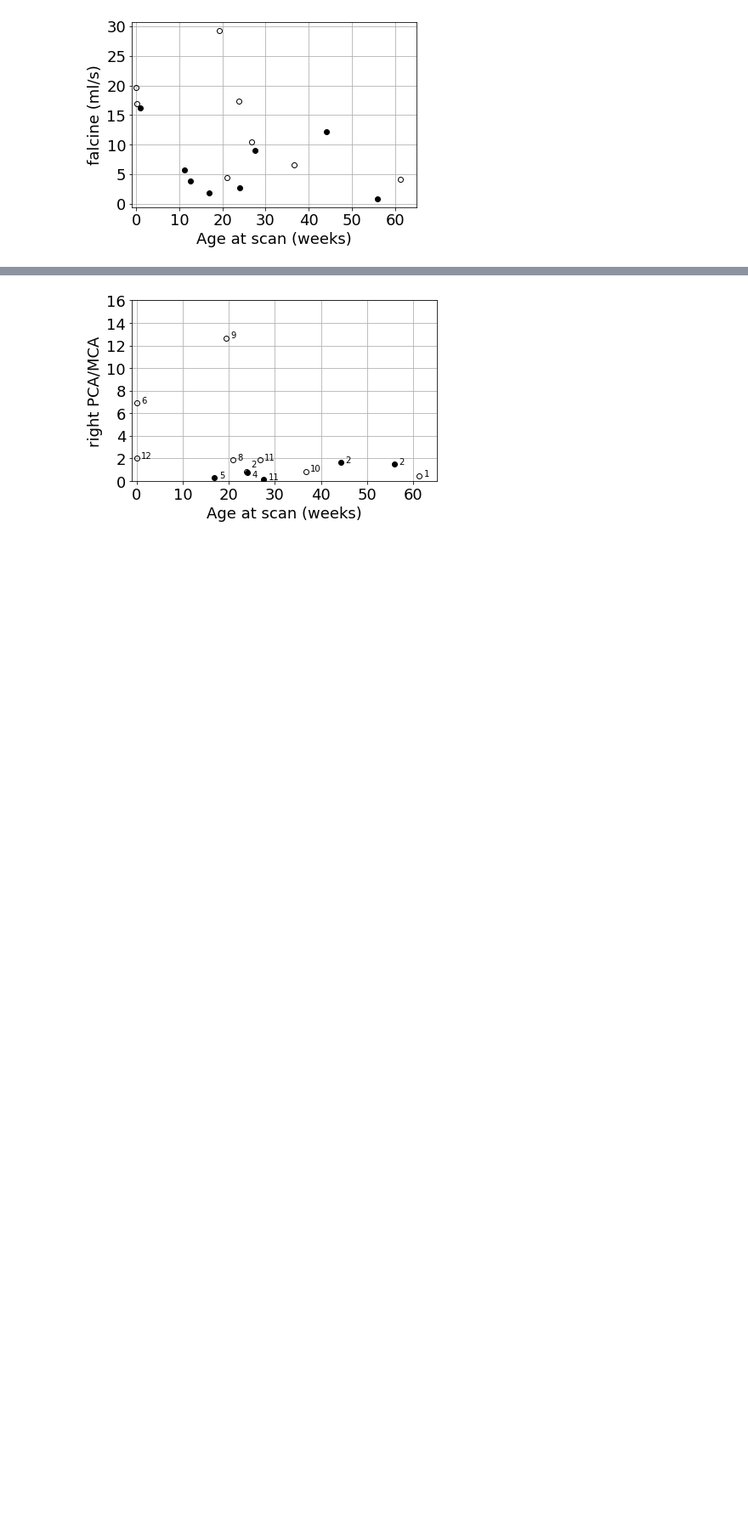
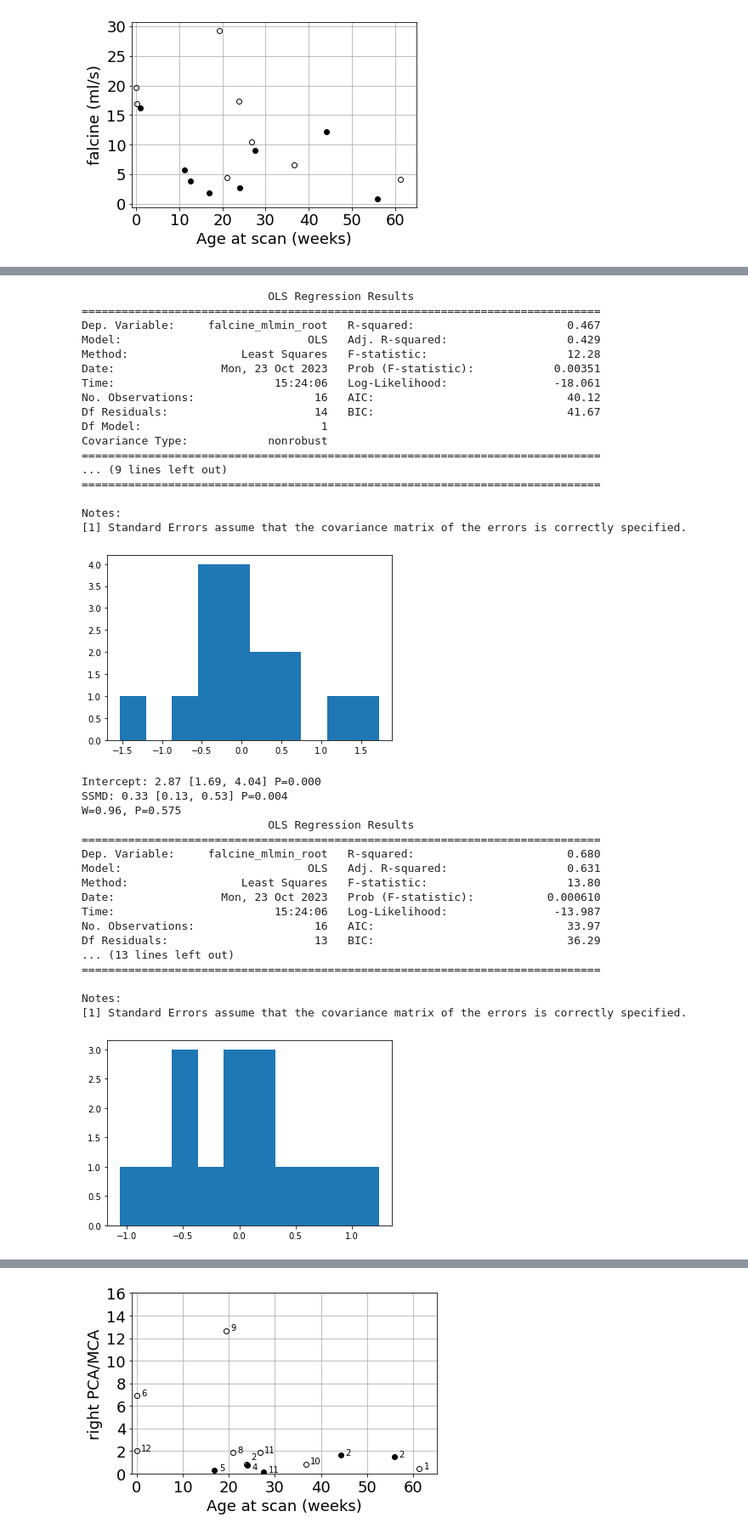
Before and after one commit to dittothat/vogm_4dflow, a Jupyter notebook: VOGM_manuscript_analysis.ipynb, the cells around one changed output, grey strips where cells are left out. Shown: that part at 85% size. Saved outputs shown, nothing was run; the diff lists cells and outputs as text; code cells hidden in the pictures; blank space fills up the shorter version.

```diff
--- a/VOGM_manuscript_analysis.ipynb
+++ b/VOGM_manuscript_analysis.ipynb
@@ -257,0 +469,78 @@ Notes:
+# %%
+# Falcine models
+# fourth root
+
+# Helper function to format the statmodels output for direct copy into the results table
+def format_result(result):
+    output = ""
+    for name in result.model.exog_names:
+        coef = result.params.loc[name] # Get the coefficient estimate
+        lower = result.conf_int().loc[name, 0] # Get the lower limit of the confidence interval
+        upper = result.conf_int().loc[name, 1] # Get the upper limit of the confidence interval
+        pvalue = result.pvalues.loc[name] # Get the p-value
+        # Format the output as "name: coef [lower, upper] pvalue ="
+        output += f"{name}: {coef:.2f} [{lower:.2f}, {upper:.2f}] P={pvalue:.3f}\n"
+    SW = scipy.stats.shapiro(result.resid)
+    output += f"W={SW.statistic:.2f}, P={SW.pvalue:.3f}"
+    return output
+
+
+T['falcine_mlmin_root'] = (T['falcine'] * 60) ** (1/4)
+
+mod = smf.ols(formula="falcine_mlmin_root ~ SSMD", data=T) # And embo is not significant (Does that make sense?)
+res = mod.fit()
+print(res.summary())
+plt.hist(res.resid)
+plt.show()
+print(format_result(res))
+
+mod = smf.ols(formula="falcine_mlmin_root ~ SSMD + embo", data=T) # And embo is not significant (Does that make sense?)
+res = mod.fit()
+print(res.summary())
+plt.hist(res.resid)
+plt.show()
+print(format_result(res))
+
+mod = smf.ols(formula="falcine_mlmin_root ~ SSMD + embo + NAR", data=T) # And embo is not significant (Does that make sense?)
+res = mod.fit()
+print(res.summary())
+plt.hist(res.resid)
+plt.show()
+print(format_result(res))
+# %% [output]
+                            OLS Regression Results
+==============================================================================
+Dep. Variable:     falcine_mlmin_root   R-squared:                       0.467
+Model:                            OLS   Adj. R-squared:                  0.429
+Method:                 Least Squares   F-statistic:                     12.28
+Date:                Mon, 23 Oct 2023   Prob (F-statistic):            0.00351
+Time:                        15:24:06   Log-Likelihood:                -18.061
+No. Observations:                  16   AIC:                             40.12
+Df Residuals:                      14   BIC:                             41.67
+Df Model:                           1
+Covariance Type:            nonrobust
+==============================================================================
+... (9 lines left out)
+==============================================================================
+
+Notes:
+[1] Standard Errors assume that the covariance matrix of the errors is correctly specified.
+[figure, added]
+Intercept: 2.87 [1.69, 4.04] P=0.000
+SSMD: 0.33 [0.13, 0.53] P=0.004
+W=0.96, P=0.575
+                            OLS Regression Results
+==============================================================================
+Dep. Variable:     falcine_mlmin_root   R-squared:                       0.680
+Model:                            OLS   Adj. R-squared:                  0.631
+Method:                 Least Squares   F-statistic:                     13.80
+Date:                Mon, 23 Oct 2023   Prob (F-statistic):           0.000610
+Time:                        15:24:06   Log-Likelihood:                -13.987
+No. Observations:                  16   AIC:                             33.97
+Df Residuals:                      13   BIC:                             36.29
+... (13 lines left out)
+==============================================================================
+
+Notes:
+[1] Standard Errors assume that the covariance matrix of the errors is correctly specified.
+[figure, added]
```
Also changed, not shown: parts of 13 cells of this notebook.
